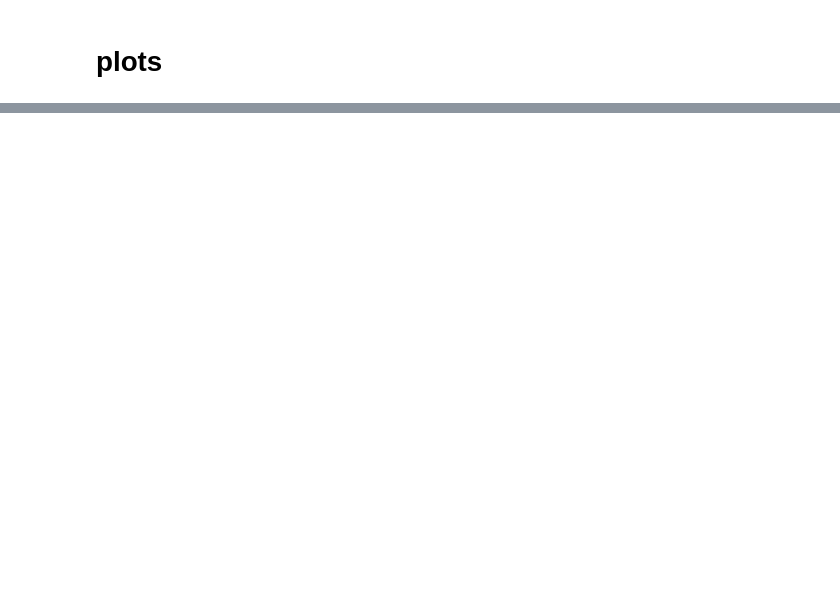
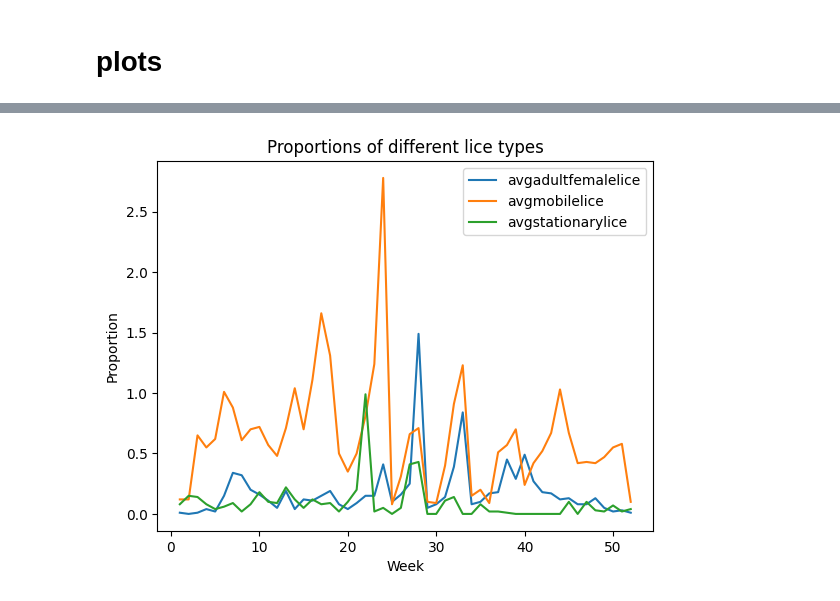
Before and after one commit to Pinglepi/NMBU_schoolprojects, a Jupyter notebook: ind320/project1.ipynb, the cells around one changed output, grey strips where cells are left out. Cells and saved outputs as stored; diff of their text form; code cells hidden in the pictures; blank space fills up the shorter version.

```diff
--- a/ind320/project1.ipynb
+++ b/ind320/project1.ipynb
@@ -301,0 +301,9 @@ spark.stop()
+# %%
+#plot proportions of different lice types
+lice_data.plot(y=['avgadultfemalelice', 'avgmobilelice', 'avgstationarylice'])
+plt.xlabel('Week')
+plt.ylabel('Proportion')
+plt.title('Proportions of different lice types')
+plt.show()
+# %% [output]
+[figure, added]
```
Also changed, not shown: parts of 17 cells of this notebook.
